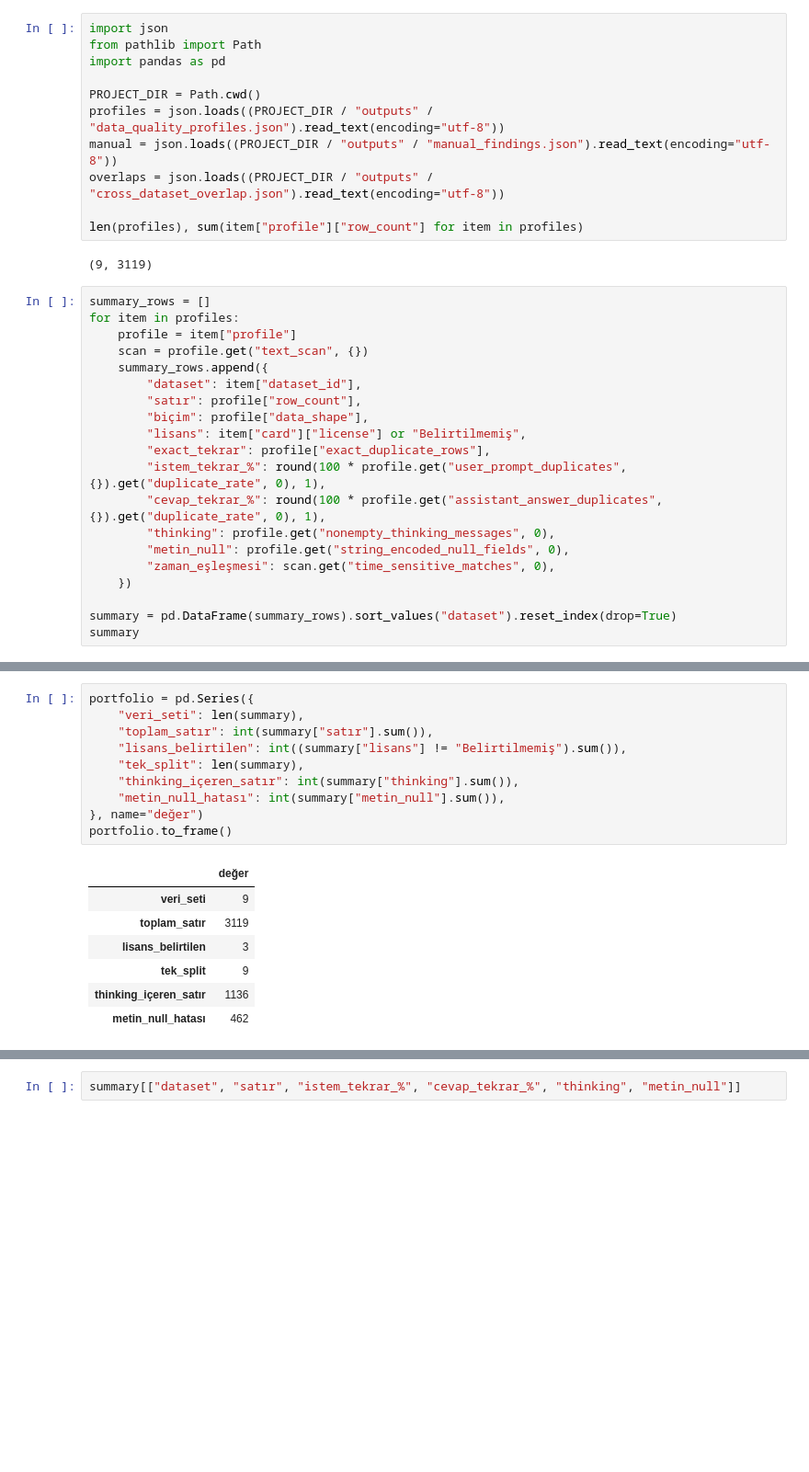
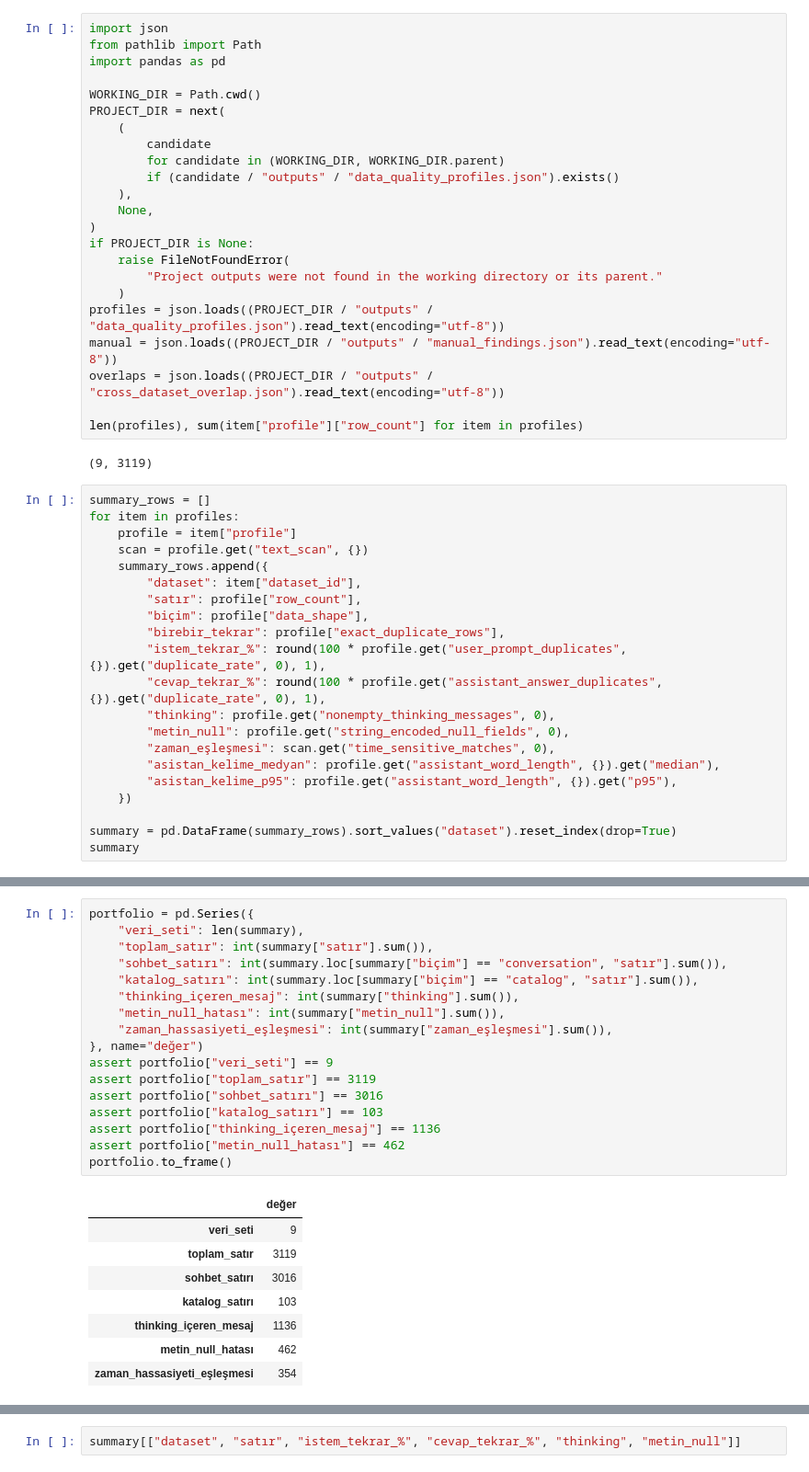
Before and after one commit to BilalAbic/huggingface-dataset-analizi, a Jupyter notebook: notebook/huggingface_dataset_quality_analysis.ipynb, the cells around one changed output, grey strips where cells are left out. Shown at 92% size. Drawn from its saved outputs; the diff is of its cells as text; blank space fills up the shorter version.

```diff
--- a/notebook/huggingface_dataset_quality_analysis.ipynb
+++ b/notebook/huggingface_dataset_quality_analysis.ipynb
@@ -25,7 +25,19 @@ import json
 from pathlib import Path
 import pandas as pd
 
-PROJECT_DIR = Path.cwd()
+WORKING_DIR = Path.cwd()
+PROJECT_DIR = next(
+    (
+        candidate
+        for candidate in (WORKING_DIR, WORKING_DIR.parent)
+        if (candidate / "outputs" / "data_quality_profiles.json").exists()
+    ),
+    None,
+)
+if PROJECT_DIR is None:
+    raise FileNotFoundError(
+        "Project outputs were not found in the working directory or its parent."
+    )
 profiles = json.loads((PROJECT_DIR / "outputs" / "data_quality_profiles.json").read_text(encoding="utf-8"))
 manual = json.loads((PROJECT_DIR / "outputs" / "manual_findings.json").read_text(encoding="utf-8"))
 overlaps = json.loads((PROJECT_DIR / "outputs" / "cross_dataset_overlap.json").read_text(encoding="utf-8"))
@@ -42,13 +54,14 @@ for item in profiles:
         "dataset": item["dataset_id"],
         "satır": profile["row_count"],
         "biçim": profile["data_shape"],
-        "lisans": item["card"]["license"] or "Belirtilmemiş",
-        "exact_tekrar": profile["exact_duplicate_rows"],
+        "birebir_tekrar": profile["exact_duplicate_rows"],
         "istem_tekrar_%": round(100 * profile.get("user_prompt_duplicates", {}).get("duplicate_rate", 0), 1),
         "cevap_tekrar_%": round(100 * profile.get("assistant_answer_duplicates", {}).get("duplicate_rate", 0), 1),
         "thinking": profile.get("nonempty_thinking_messages", 0),
         "metin_null": profile.get("string_encoded_null_fields", 0),
         "zaman_eşleşmesi": scan.get("time_sensitive_matches", 0),
+        "asistan_kelime_medyan": profile.get("assistant_word_length", {}).get("median"),
+        "asistan_kelime_p95": profile.get("assistant_word_length", {}).get("p95"),
     })
 
 summary = pd.DataFrame(summary_rows).sort_values("dataset").reset_index(drop=True)
@@ -73,21 +86,29 @@ Aşağıdaki hücreler, lisans ve veri bölümü eksikliği ile tekrar yoğunlu
 # %%
 portfolio = pd.Series({
     "veri_seti": len(summary),
     "toplam_satır": int(summary["satır"].sum()),
-    "lisans_belirtilen": int((summary["lisans"] != "Belirtilmemiş").sum()),
-    "tek_split": len(summary),
-    "thinking_içeren_satır": int(summary["thinking"].sum()),
+    "sohbet_satırı": int(summary.loc[summary["biçim"] == "conversation", "satır"].sum()),
+    "katalog_satırı": int(summary.loc[summary["biçim"] == "catalog", "satır"].sum()),
+    "thinking_içeren_mesaj": int(summary["thinking"].sum()),
     "metin_null_hatası": int(summary["metin_null"].sum()),
+    "zaman_hassasiyeti_eşleşmesi": int(summary["zaman_eşleşmesi"].sum()),
 }, name="değer")
+assert portfolio["veri_seti"] == 9
+assert portfolio["toplam_satır"] == 3119
+assert portfolio["sohbet_satırı"] == 3016
+assert portfolio["katalog_satırı"] == 103
+assert portfolio["thinking_içeren_mesaj"] == 1136
+assert portfolio["metin_null_hatası"] == 462
 portfolio.to_frame()
 # %% [output]
 |  | değer |
 | veri_seti | 9 |
 | toplam_satır | 3119 |
-| lisans_belirtilen | 3 |
-| tek_split | 9 |
-| thinking_içeren_satır | 1136 |
+| sohbet_satırı | 3016 |
+| katalog_satırı | 103 |
+| thinking_içeren_mesaj | 1136 |
 | metin_null_hatası | 462 |
+| zaman_hassasiyeti_eşleşmesi | 354 |
 # %% [markdown]
 ### Tekrar ve şema riskleri veri setine göre yoğunlaşıyor
 
```
Also changed, not shown: parts of 15 cells of this notebook, 26 other files.
